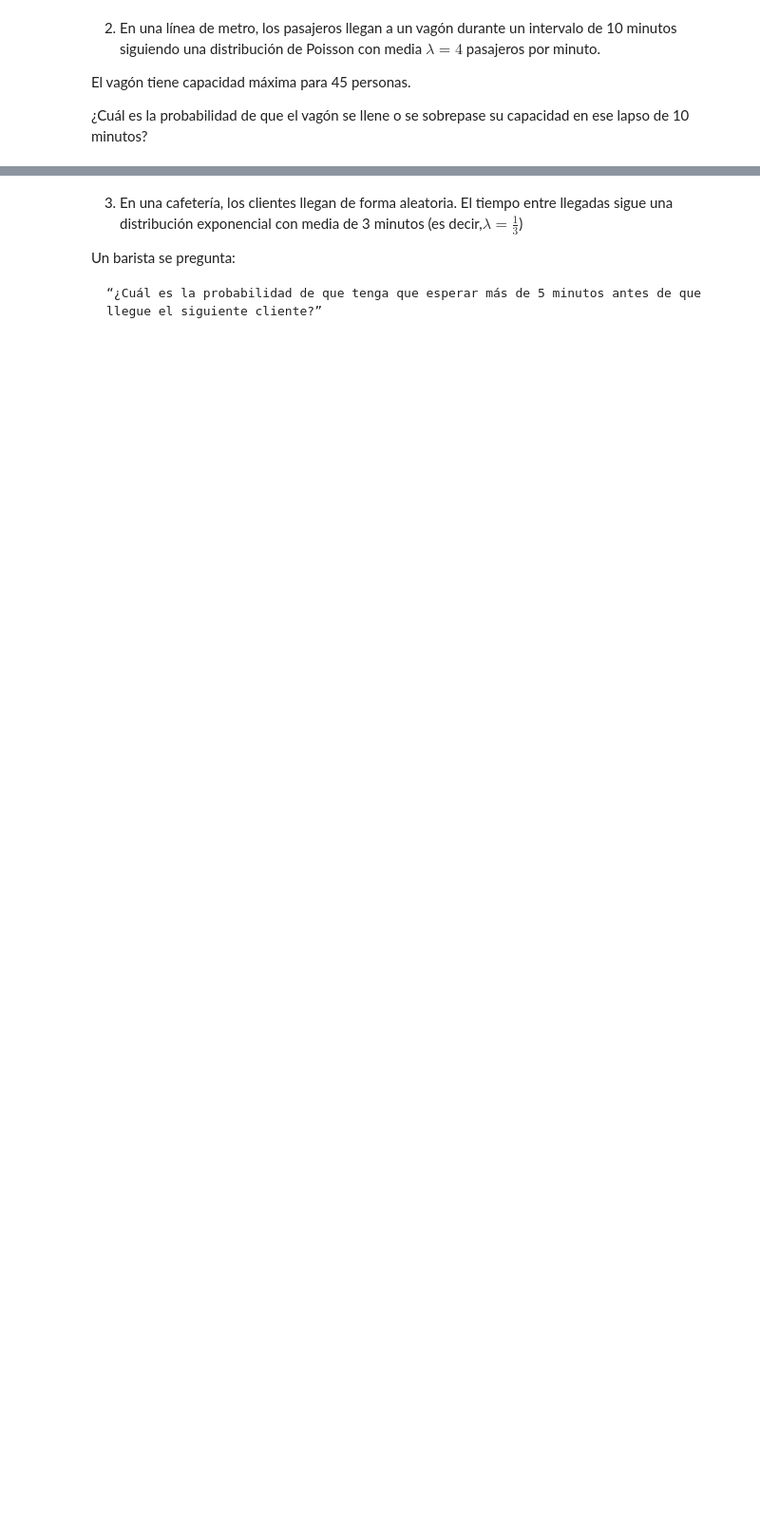
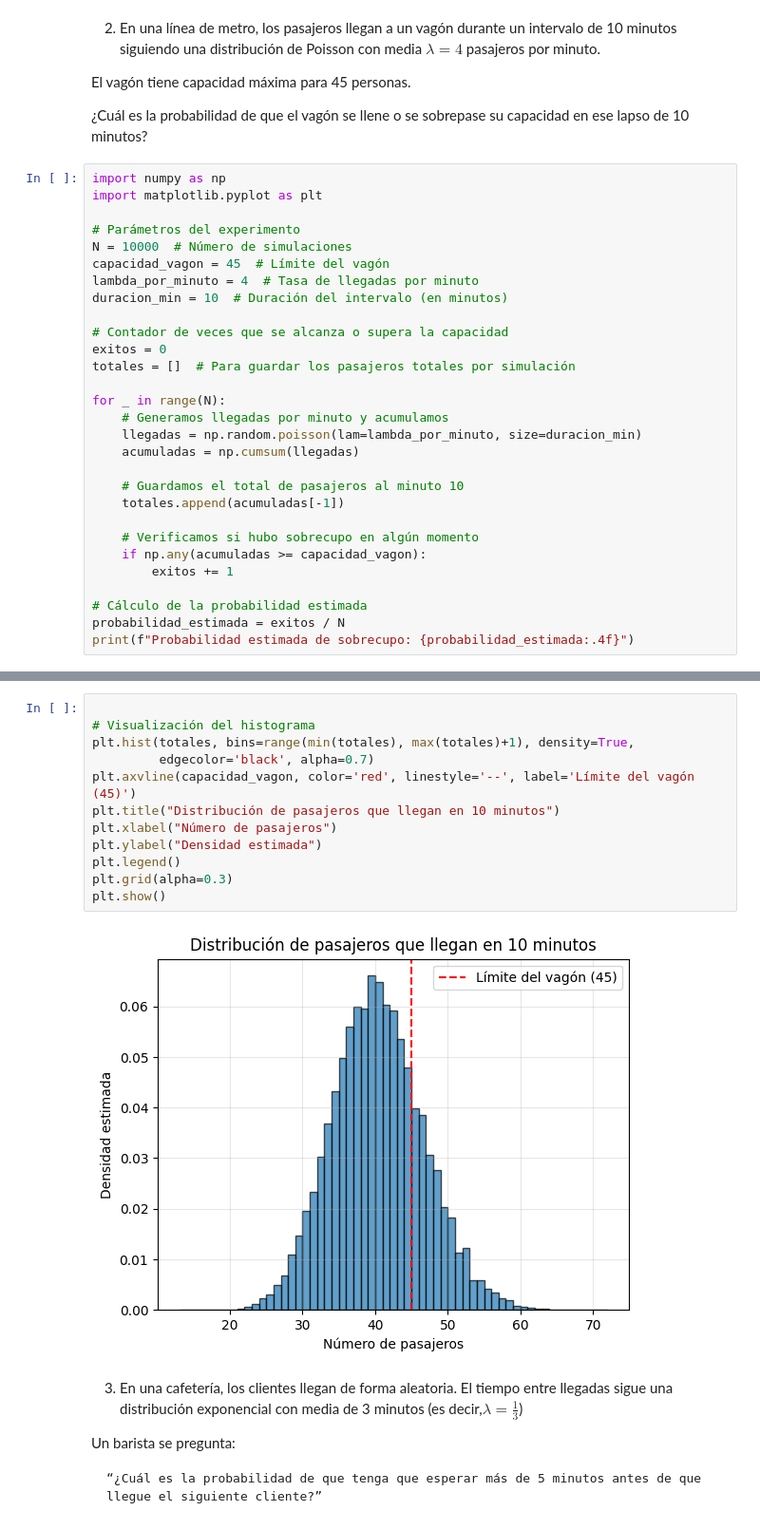
Before and after one commit to Programacion-Avanzada-UP/programacion-avanzada-up-2025-2-variables-aleatorias-Variables-Aleatorias, a Jupyter notebook: practica.ipynb, the cells around one changed output, grey strips where cells are left out. Shown at 95% size. Drawn from its saved outputs; the diff is of its cells as text; blank space fills up the shorter version.

```diff
--- a/practica.ipynb
+++ b/practica.ipynb
@@ -292,3 +356,32 @@ $$
 El vagón tiene capacidad máxima para 45 personas.
 
 ¿Cuál es la probabilidad de que el vagón se llene o se sobrepase su capacidad en ese lapso de 10 minutos?
+# %%
+import numpy as np
+import matplotlib.pyplot as plt
+
+# Parámetros del experimento
+N = 10000  # Número de simulaciones
+capacidad_vagon = 45  # Límite del vagón
+lambda_por_minuto = 4  # Tasa de llegadas por minuto
+duracion_min = 10  # Duración del intervalo (en minutos)
+
+# Contador de veces que se alcanza o supera la capacidad
+exitos = 0
+totales = []  # Para guardar los pasajeros totales por simulación
+
+for _ in range(N):
+    # Generamos llegadas por minuto y acumulamos
+    llegadas = np.random.poisson(lam=lambda_por_minuto, size=duracion_min)
+    acumuladas = np.cumsum(llegadas)
+
+    # Guardamos el total de pasajeros al minuto 10
+    totales.append(acumuladas[-1])
+
+    # Verificamos si hubo sobrecupo en algún momento
+    if np.any(acumuladas >= capacidad_vagon):
+        exitos += 1
+
+# Cálculo de la probabilidad estimada
+probabilidad_estimada = exitos / N
+print(f"Probabilidad estimada de sobrecupo: {probabilidad_estimada:.4f}")
@@ -295,3 +390,17 @@ El vagón tiene capacidad máxima para 45 personas.
+# %%
+
+# Visualización del histograma
+plt.hist(totales, bins=range(min(totales), max(totales)+1), density=True,
+         edgecolor='black', alpha=0.7)
+plt.axvline(capacidad_vagon, color='red', linestyle='--', label='Límite del vagón (45)')
+plt.title("Distribución de pasajeros que llegan en 10 minutos")
+plt.xlabel("Número de pasajeros")
+plt.ylabel("Densidad estimada")
+plt.legend()
+plt.grid(alpha=0.3)
+plt.show()
+# %% [output]
+[figure, added]
 # %% [markdown]
 3. En una cafetería, los clientes llegan de forma aleatoria. El tiempo entre llegadas sigue una distribución exponencial con media de 3 minutos (es decir,$\lambda=\frac{1}{3}$)
 
```
Also changed, not shown: parts of 14 cells of this notebook.
